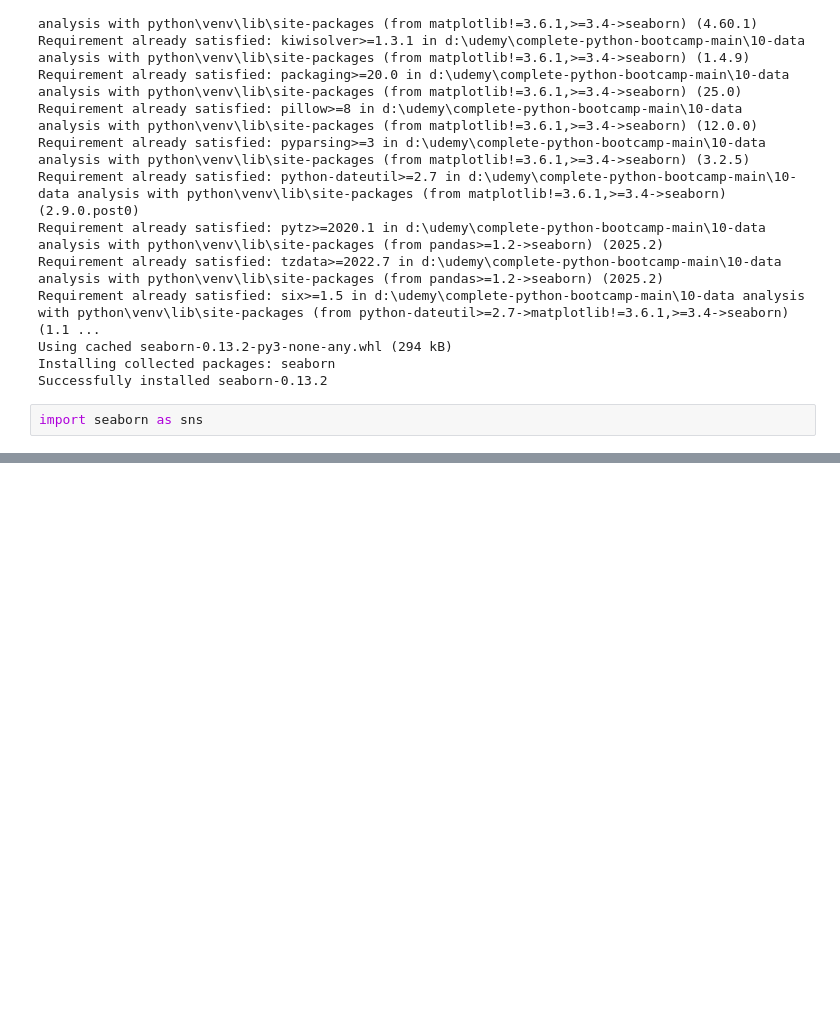
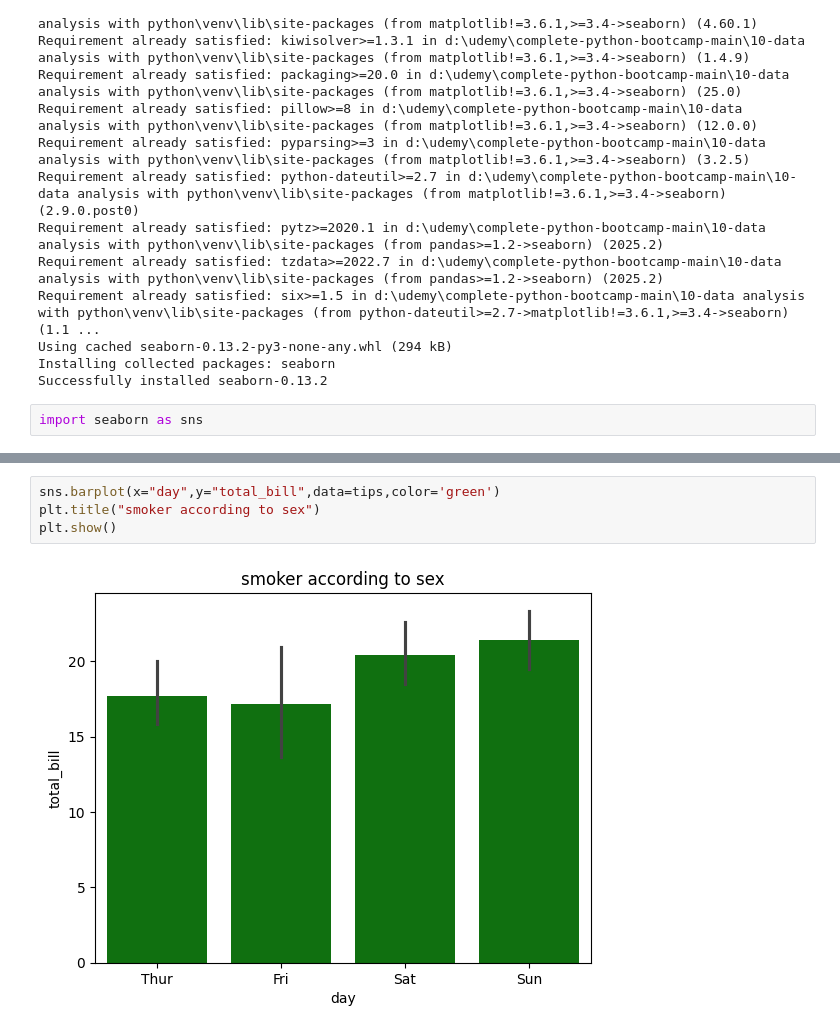
Before and after one commit to DeepakMangale/Complete-Python-Bootcamp-main, a Jupyter notebook: 10-Data Analysis With Python/10.6-seaborn.ipynb, the cells around one changed output, grey strips where cells are left out. Saved outputs shown, nothing was run; the diff lists cells and outputs as text; blank space fills up the shorter version.

```diff
--- a/10-Data Analysis With Python/10.6-seaborn.ipynb
+++ b/10-Data Analysis With Python/10.6-seaborn.ipynb
@@ -27,0 +71,6 @@ import seaborn as sns
+# %%
+sns.barplot(x="day",y="total_bill",data=tips,color='green')
+plt.title("smoker according to sex")
+plt.show()
+# %% [output]
+[figure, added]
```
Also changed, not shown: parts of 15 cells of this notebook.
